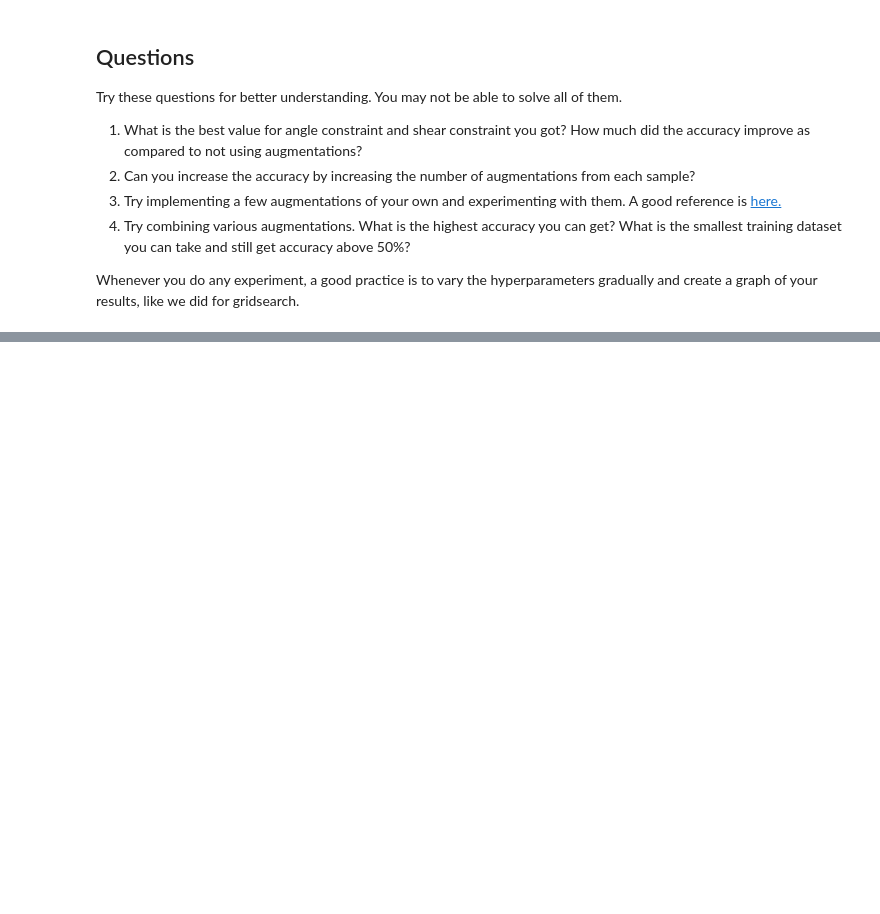
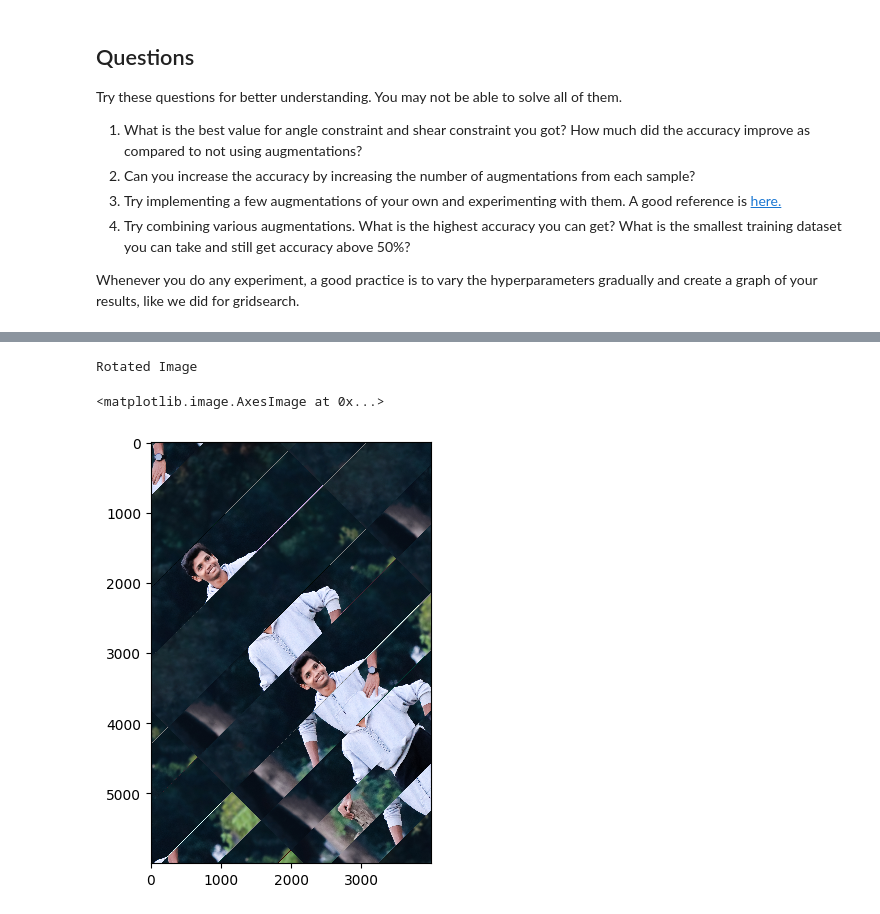
Before and after one commit to ganeshyarramsetti22/Ganeshyarramsetti2244, a Jupyter notebook: Module_01_Lab_03_Augmentation.ipynb, the cells around one changed output, grey strips where cells are left out. Drawn from its saved outputs; the diff is of its cells as text; code cells hidden in the pictures; blank space fills up the shorter version.

```diff
--- a/Module_01_Lab_03_Augmentation.ipynb
+++ b/Module_01_Lab_03_Augmentation.ipynb
@@ -366,0 +460,10 @@ Keep iterating until you reach desired accuracy and dataset size.
+# %%
+print('Rotated Image')
+#rotating the image by 45 degrees
+rotated = rotate(image, angle=45, mode = 'wrap')
+#plot the rotated image
+io.imshow(rotated)
+# %% [output]
+Rotated Image
+<matplotlib.image.AxesImage at 0x...>
+[figure, added]
```
Also changed, not shown: parts of 22 cells of this notebook.
